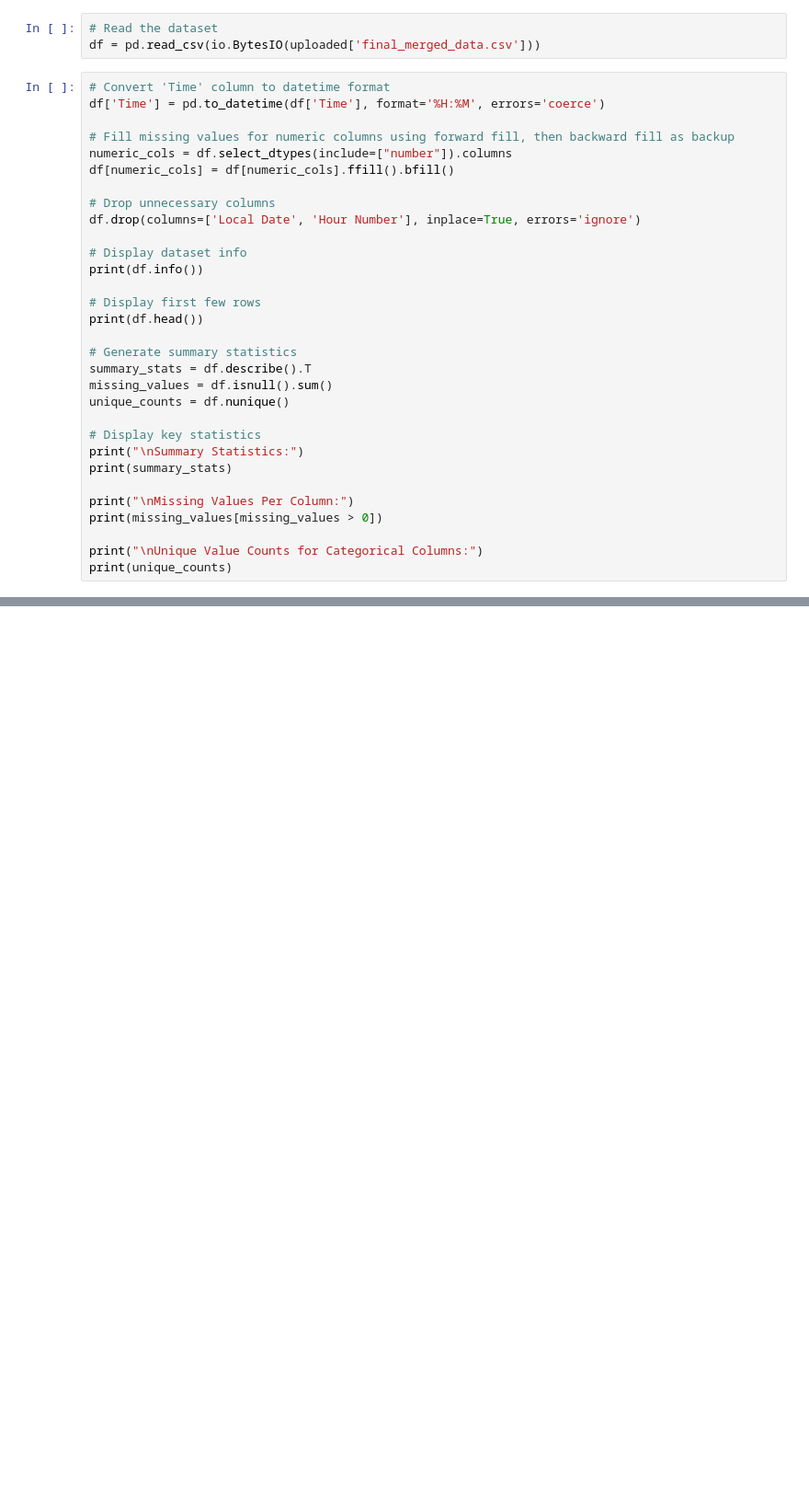
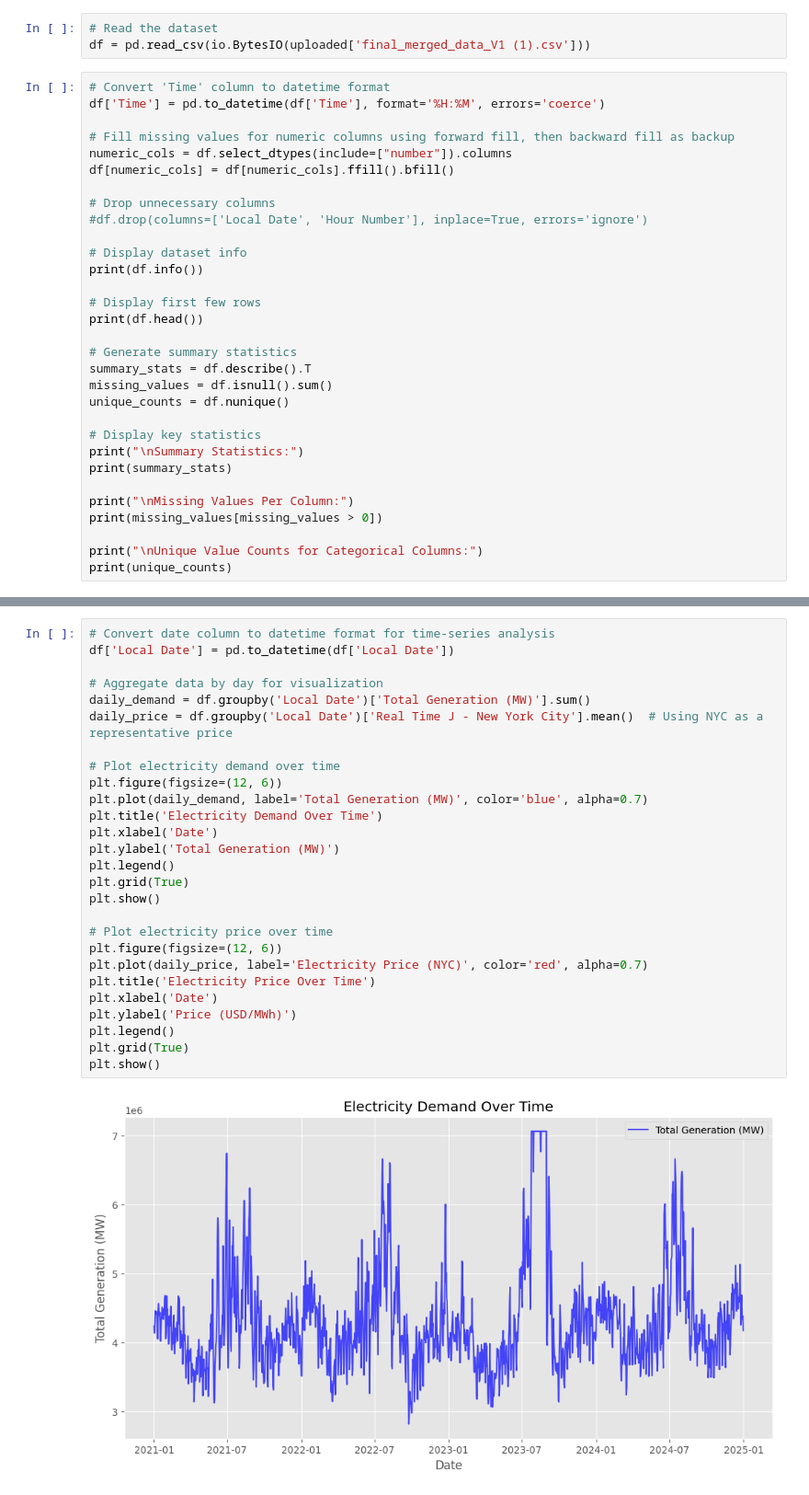
Before and after one commit to forumb94/energypricecode, a Jupyter notebook: maincode.ipynb, the cells around one changed output, grey strips where cells are left out. Shown at 92% size. Saved outputs shown, nothing was run; the diff lists cells and outputs as text; blank space fills up the shorter version.

```diff
--- a/maincode.ipynb
+++ b/maincode.ipynb
@@ -14,6 +73,6 @@ Saving final_merged_data.csv to final_merged_data.csv
 # %%
 # Read the dataset
-df = pd.read_csv(io.BytesIO(uploaded['final_merged_data.csv']))
+df = pd.read_csv(io.BytesIO(uploaded['final_merged_data_V1 (1).csv']))
 # %%
 # Convert 'Time' column to datetime format
 df['Time'] = pd.to_datetime(df['Time'], format='%H:%M', errors='coerce')
@@ -23,7 +82,7 @@ numeric_cols = df.select_dtypes(include=["number"]).columns
 df[numeric_cols] = df[numeric_cols].ffill().bfill()
 
 # Drop unnecessary columns
-df.drop(columns=['Local Date', 'Hour Number'], inplace=True, errors='ignore')
+#df.drop(columns=['Local Date', 'Hour Number'], inplace=True, errors='ignore')
 
 # Display dataset info
 print(df.info())
@@ -65,0 +145,29 @@ dtype: int64
+# %%
+# Convert date column to datetime format for time-series analysis
+df['Local Date'] = pd.to_datetime(df['Local Date'])
+
+# Aggregate data by day for visualization
+daily_demand = df.groupby('Local Date')['Total Generation (MW)'].sum()
+daily_price = df.groupby('Local Date')['Real Time J - New York City'].mean()  # Using NYC as a representative price
+
+# Plot electricity demand over time
+plt.figure(figsize=(12, 6))
+plt.plot(daily_demand, label='Total Generation (MW)', color='blue', alpha=0.7)
+plt.title('Electricity Demand Over Time')
+plt.xlabel('Date')
+plt.ylabel('Total Generation (MW)')
+plt.legend()
+plt.grid(True)
+plt.show()
+
+# Plot electricity price over time
+plt.figure(figsize=(12, 6))
+plt.plot(daily_price, label='Electricity Price (NYC)', color='red', alpha=0.7)
+plt.title('Electricity Price Over Time')
+plt.xlabel('Date')
+plt.ylabel('Price (USD/MWh)')
+plt.legend()
+plt.grid(True)
+plt.show()
+# %% [output]
+[figure, added]
```
Also changed, not shown: parts of 10 cells of this notebook.
